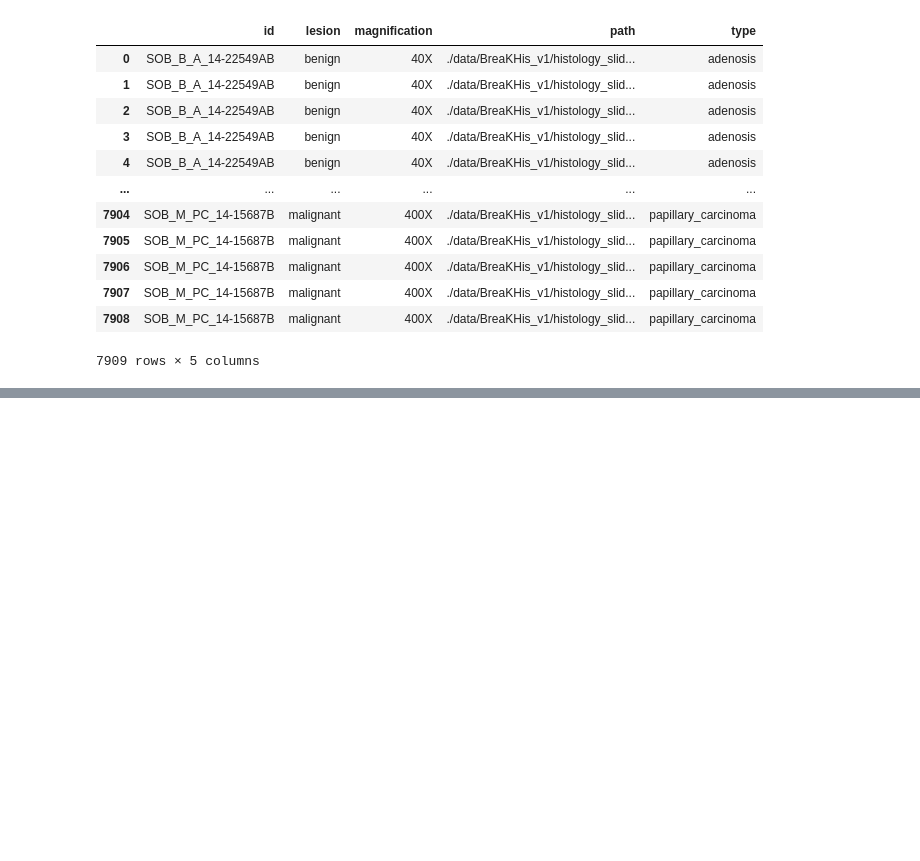
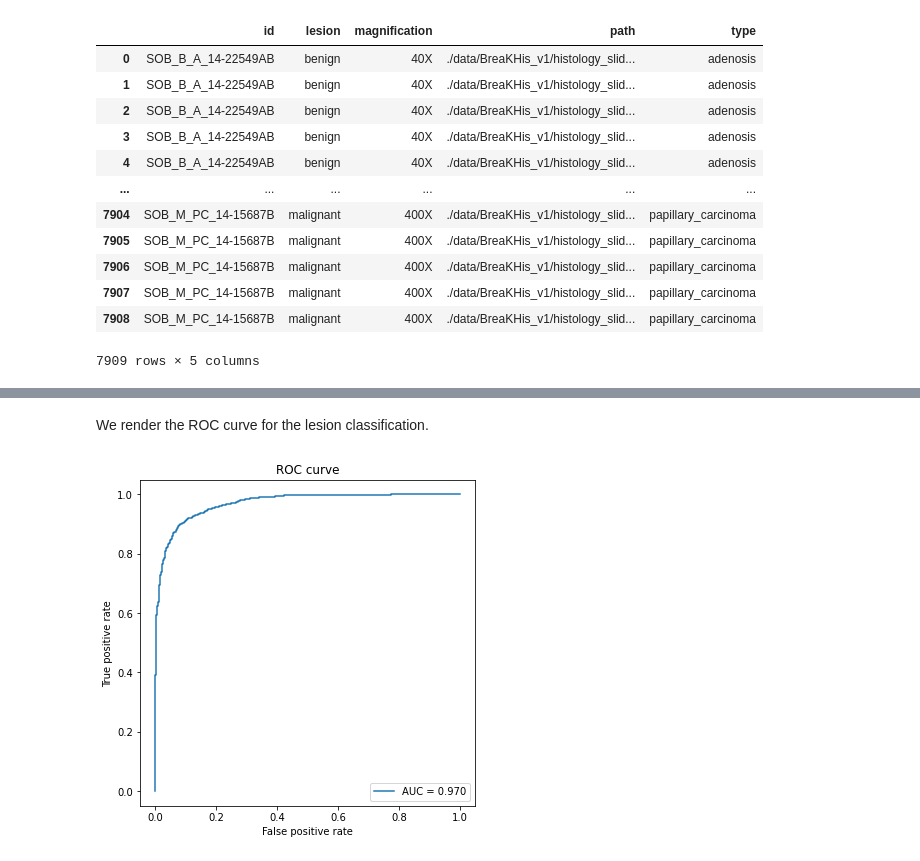
Before and after one commit to dariocurr/dl_project, a Jupyter notebook: project.ipynb, the cells around one changed output, grey strips where cells are left out. Saved outputs shown, nothing was run; the diff lists cells and outputs as text; code cells hidden in the pictures; blank space fills up the shorter version.

```diff
--- a/project.ipynb
+++ b/project.ipynb
@@ -566,0 +437,13 @@ Average accuracy of the deep model: 0.07332490518331226
+# %%
+loss_functions = ["binary_crossentropy", "categorical_crossentropy", "categorical_crossentropy"]
+batch_size = 64
+epochs = 50
+steps_per_epoch, learning_rate_schedulers, optimizers = [], [], []
+for i in range(len(keys)):
+    steps_per_epoch.append(len(augmented_dataset[keys[i]]["x_train"]) / batch_size)
+    learning_rate_schedulers.append(keras.optimizers.schedules.PolynomialDecay(
+        initial_learning_rate = 0.01,
+        decay_steps = epochs * steps_per_epoch[i],
+        end_learning_rate = 0.001
+    ))
+    optimizers.append(keras.optimizers.SGD(learning_rate=learning_rate_schedulers[i], momentum=0.9, name="SGD"))
@@ -566,0 +589,9 @@ Average accuracy of the deep model: 0.07332490518331226
+# %% [markdown]
+We render the ROC curve for the lesion classification.
+# %%
+plot_roc_curve(
+    deep_models_results["binary"]["y_true"],
+    [np.max(array) for array in deep_models_results["binary"]["breastnet"]["predictions"][:, 1]]
+)
+# %% [output]
+[figure, added]
```
Also changed, not shown: parts of 102 cells of this notebook, 1 other file.
